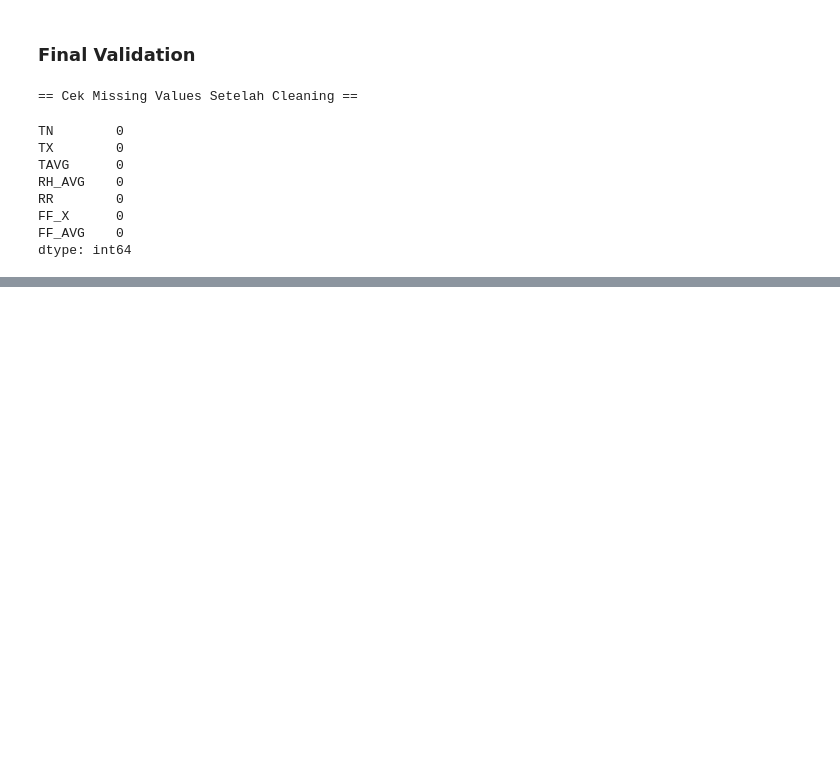
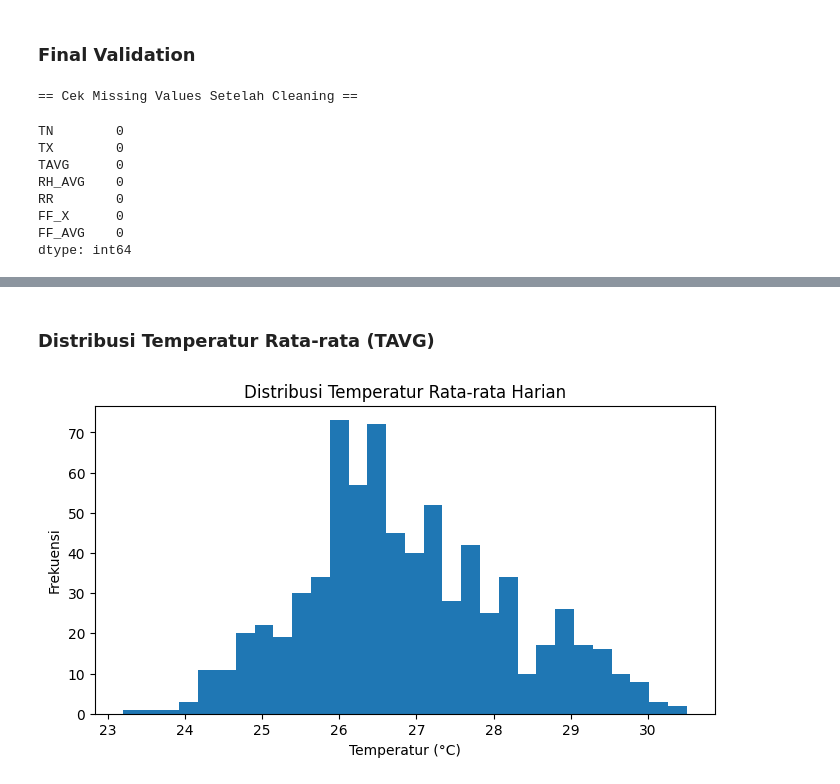
Before and after one commit to Ndraa-44/uas_datscie_prediksi, a Jupyter notebook: Notebooks/uas_datscie_implementation.ipynb, the cells around one changed output, grey strips where cells are left out. Drawn from its saved outputs; the diff is of its cells as text; code cells hidden in the pictures; blank space fills up the shorter version.

```diff
--- a/Notebooks/uas_datscie_implementation.ipynb
+++ b/Notebooks/uas_datscie_implementation.ipynb
@@ -103,0 +244,12 @@ dtype: int64
+# %% [markdown]
+### Distribusi Temperatur Rata-rata (TAVG)
+# %%
+# Histogram Temperatur Rata-rata Harian (TAVG)
+plt.figure(figsize=(8, 4))
+plt.hist(df_clean["TAVG"], bins=30)
+plt.title("Distribusi Temperatur Rata-rata Harian")
+plt.xlabel("Temperatur (°C)")
+plt.ylabel("Frekuensi")
+plt.show()
+# %% [output]
+[figure, added]
```
Also changed, not shown: parts of 32 cells of this notebook, 1 other file.
